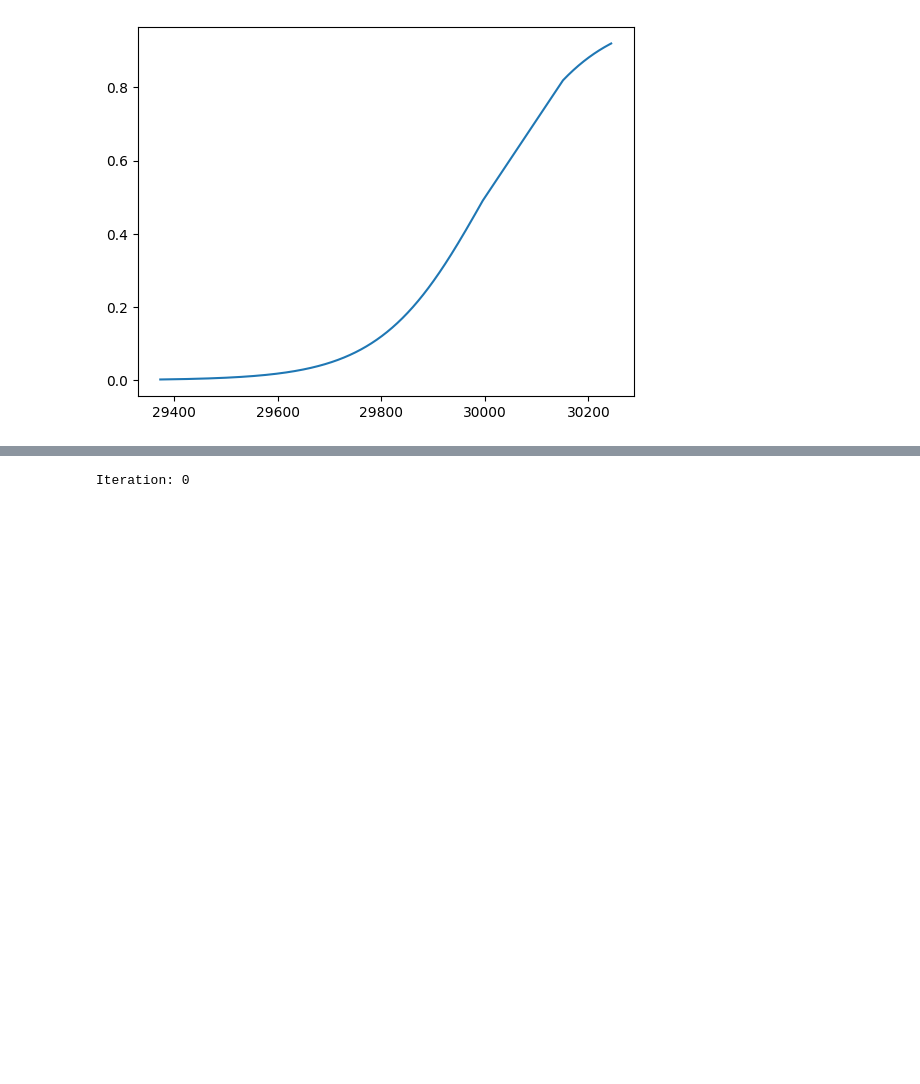
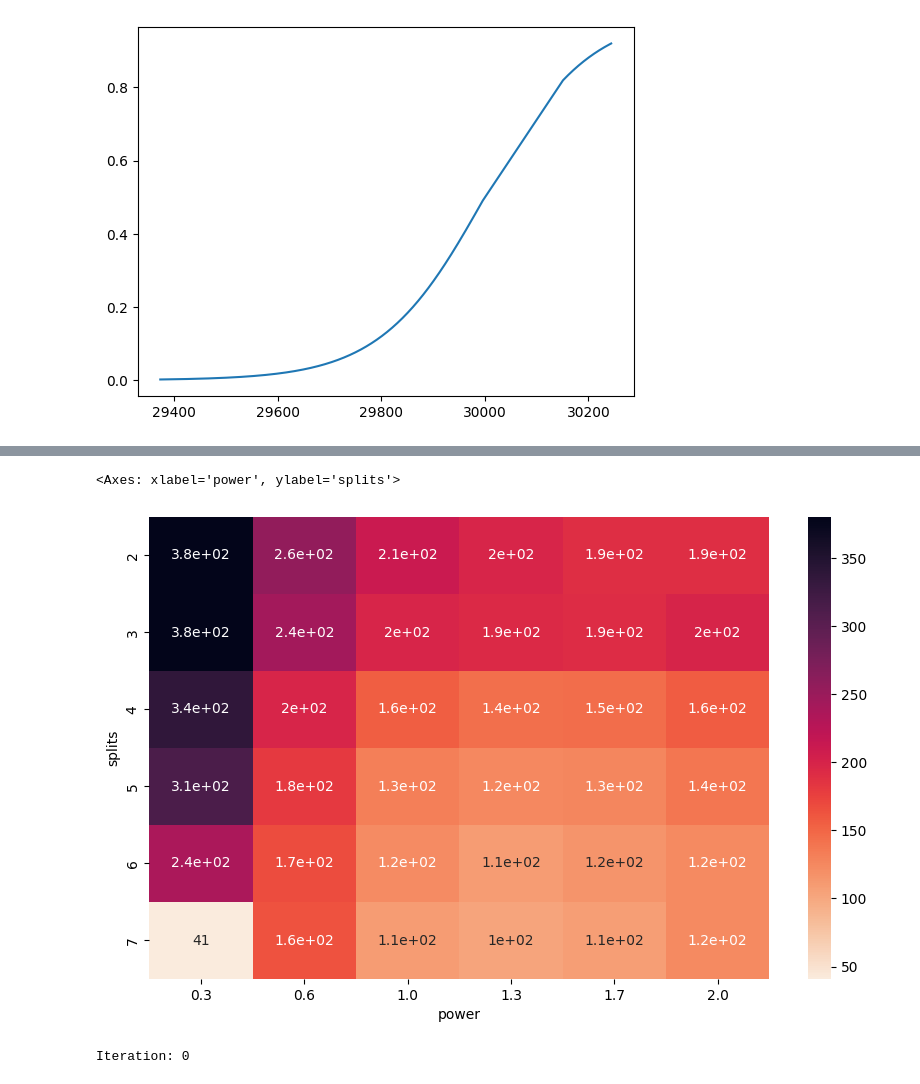
Before and after one commit to Sauciu1/BO-Coli, a Jupyter notebook: binary_split_simulation.ipynb, the cells around one changed output, grey strips where cells are left out. Saved outputs shown, nothing was run; the diff lists cells and outputs as text; code cells hidden in the pictures; blank space fills up the shorter version.

```diff
--- a/binary_split_simulation.ipynb
+++ b/binary_split_simulation.ipynb
@@ -63,3 +81,16 @@ AttributeError: QuadMesh.set() got an unexpected keyword argument 'x'
+# %%
+pivot = pivot /100*6*5
+plt.figure(figsize=(10, 6))
+
+sns.heatmap(
+    pivot,
+    annot=True,
+   # fmt="d",  # integer format for annotations
+    cmap=sns.color_palette("rocket_r", as_cmap=True)
+)
+# %% [output]
+<Axes: xlabel='power', ylabel='splits'>
+[figure, added]
 # %%
 binary.display_history()
 # %% [output]
```
Also changed, not shown: parts of 5 cells of this notebook.
